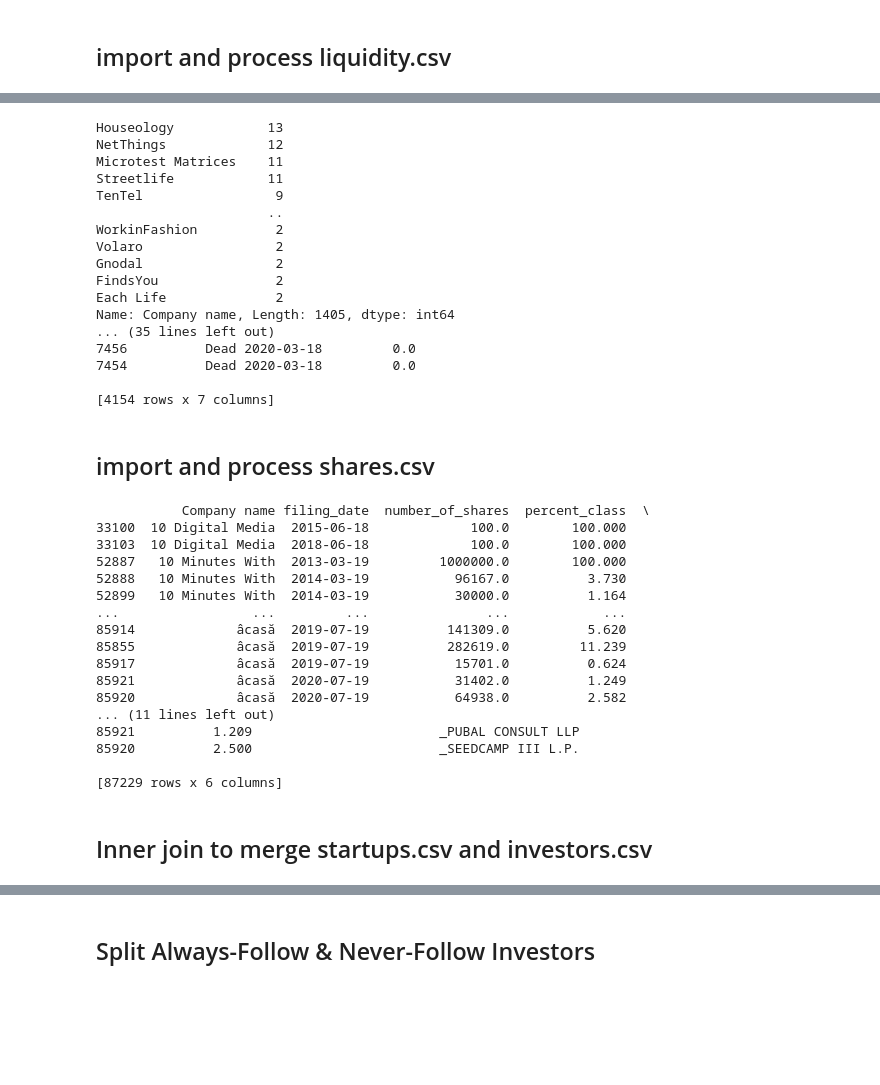
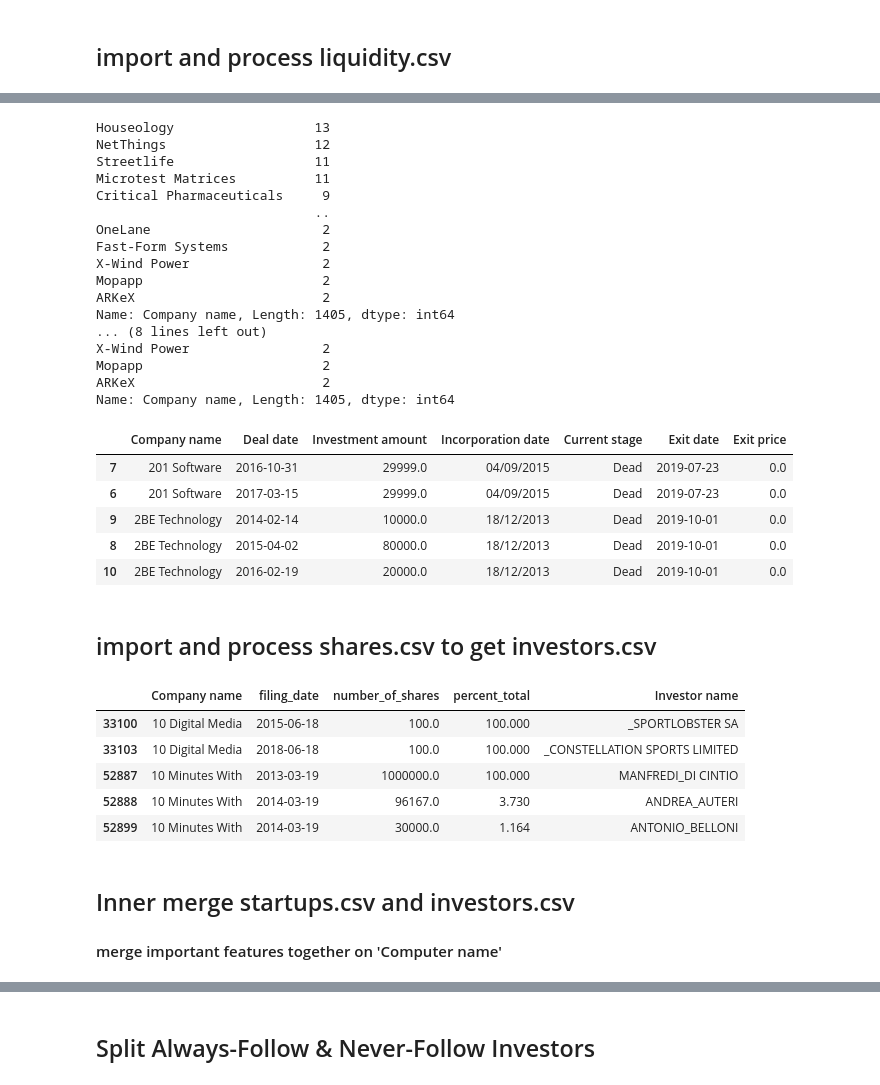
Before and after one commit to csynbiosys/dissertations-2021-info, a Jupyter notebook: Yating_Wei_Predict/data_process.ipynb, the cells around one changed output, grey strips where cells are left out. Cells and saved outputs as stored; diff of their text form; code cells hidden in the pictures; blank space fills up the shorter version.

```diff
--- a/Yating_Wei_Predict/data_process.ipynb
+++ b/Yating_Wei_Predict/data_process.ipynb
@@ -73,31 +58,37 @@ memory usage: 348.9+ KB
 # %%
 count_value=startups['Company name'].value_counts() #select those startups who have raised more than one round funding
 print(count_value)
 # Length: 2833
 count_value1=count_value[count_value>1]
 print(count_value1)
 # Length: 1405
 rounds_company=list(count_value1.index)
 startups=startups[startups['Company name'].isin(rounds_company)]
 startups = startups.sort_values(by=['Company name','Deal date'])
-print(startups)
+startups.head()
 # [4154 rows x 7 columns]
 # %% [output]
-Houseology            13
-NetThings             12
-Microtest Matrices    11
-Streetlife            11
-TenTel                 9
-                      ..
-WorkinFashion          2
-Volaro                 2
-Gnodal                 2
-FindsYou               2
-Each Life              2
+Houseology                  13
+NetThings                   12
+Streetlife                  11
+Microtest Matrices          11
+Critical Pharmaceuticals     9
+                            ..
+OneLane                      2
+Fast-Form Systems            2
+X-Wind Power                 2
+Mopapp                       2
+ARKeX                        2
 Name: Company name, Length: 1405, dtype: int64
-... (35 lines left out)
-7456          Dead 2020-03-18         0.0
-7454          Dead 2020-03-18         0.0
-
-[4154 rows x 7 columns]
+... (8 lines left out)
+X-Wind Power                 2
+Mopapp                       2
+ARKeX                        2
+Name: Company name, Length: 1405, dtype: int64
+|  | Company name | Deal date | Investment amount | Incorporation date | Current stage | Exit date | Exit price |
+| 7 | 201 Software | 2016-10-31 | 29999.0 | 04/09/2015 | Dead | 2019-07-23 | 0.0 |
+| 6 | 201 Software | 2017-03-15 | 29999.0 | 04/09/2015 | Dead | 2019-07-23 | 0.0 |
+| 9 | 2BE Technology | 2014-02-14 | 10000.0 | 18/12/2013 | Dead | 2019-10-01 | 0.0 |
+| 8 | 2BE Technology | 2015-04-02 | 80000.0 | 18/12/2013 | Dead | 2019-10-01 | 0.0 |
+| 10 | 2BE Technology | 2016-02-19 | 20000.0 | 18/12/2013 | Dead | 2019-10-01 | 0.0 |
 # %%
@@ -105,8 +96,8 @@ startups.to_csv(r'startups.csv')    #export startups.csv
 # %% [markdown]
-## import and process shares.csv
+## import and process shares.csv to get investors.csv
 # %%
 shares = pd.read_csv('investmentsUK\shares.csv')    #import data
-shares = shares.loc[:,['Company name','filing_date', 'first_name', 'last_name', 'number_of_shares','percent_class','percent_total']]    #select and retain useful information
+shares = shares.loc[:,['Company name','filing_date', 'first_name', 'last_name', 'number_of_shares','percent_total']]    #select and retain useful information
 shares = shares.dropna(subset=['number_of_shares','last_name'])
 shares = shares[~shares['number_of_shares'].isin([0])]    #clean data rows whose values in "number_of_shares" or "last_name" are missing
 shares['first_name'] = shares['first_name'].fillna('')    #replace Nan to "" in "first_name" column
@@ -122,23 +113,12 @@ shares = shares.sort_values(by=['Company name','filing_date','Investor name', 'n
 #set Investor name as index and sort the data first by 'Company name' then by 'number_of_shares'
 investors = shares.drop_duplicates(subset=['Company name','Investor name','number_of_shares'], keep='first', inplace=False)
 #eliminate duplicate data rows whose number_of_shares make no change [179719 rows x 6 columns] --> [87229 rows x 6 columns]
-print(investors)
+investors.head()
 # %% [output]
-           Company name filing_date  number_of_shares  percent_class  \
-33100  10 Digital Media  2015-06-18             100.0        100.000
-33103  10 Digital Media  2018-06-18             100.0        100.000
-52887   10 Minutes With  2013-03-19         1000000.0        100.000
-52888   10 Minutes With  2014-03-19           96167.0          3.730
-52899   10 Minutes With  2014-03-19           30000.0          1.164
-...                 ...         ...               ...            ...
-85914             âcasă  2019-07-19          141309.0          5.620
-85855             âcasă  2019-07-19          282619.0         11.239
-85917             âcasă  2019-07-19           15701.0          0.624
-85921             âcasă  2020-07-19           31402.0          1.249
-85920             âcasă  2020-07-19           64938.0          2.582
-... (11 lines left out)
-85921          1.209                        _PUBAL CONSULT LLP
-85920          2.500                        _SEEDCAMP III L.P.
-
-[87229 rows x 6 columns]
+|  | Company name | filing_date | number_of_shares | percent_total | Investor name |
+| 33100 | 10 Digital Media | 2015-06-18 | 100.0 | 100.000 | _SPORTLOBSTER SA |
+| 33103 | 10 Digital Media | 2018-06-18 | 100.0 | 100.000 | _CONSTELLATION SPORTS LIMITED |
+| 52887 | 10 Minutes With | 2013-03-19 | 1000000.0 | 100.000 | MANFREDI_DI CINTIO |
+| 52888 | 10 Minutes With | 2014-03-19 | 96167.0 | 3.730 | ANDREA_AUTERI |
+| 52899 | 10 Minutes With | 2014-03-19 | 30000.0 | 1.164 | ANTONIO_BELLONI |
 # %%
@@ -146,4 +126,5 @@ investors.to_csv(r'investors.csv')    #export investors.csv
 # %% [markdown]
-## Inner join to merge startups.csv and investors.csv
+## Inner merge startups.csv and investors.csv
+#### merge important features together on 'Computer name'
 # %%
 df = pd.merge(startups,investors,on='Company name',how='inner')
```
Also changed, not shown: parts of 31 cells of this notebook.
